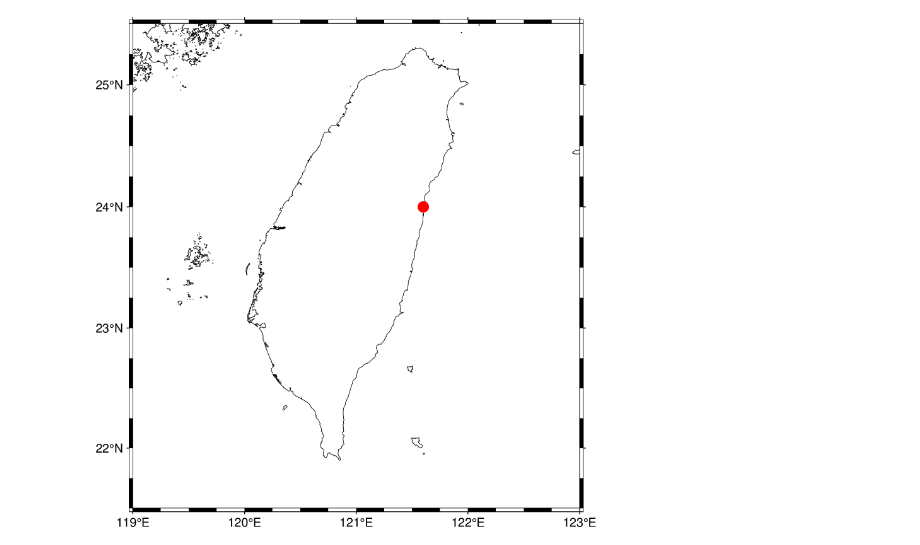
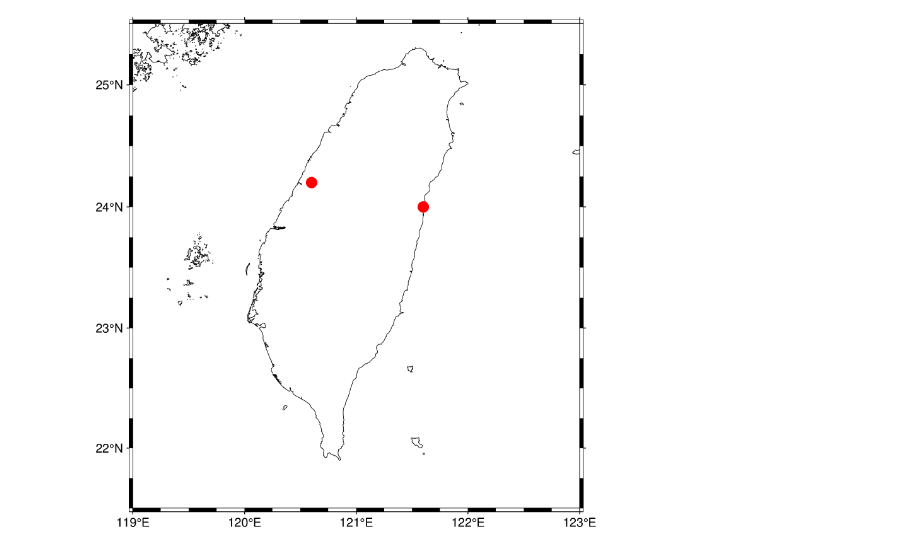
Before and after one commit to utels2425-beep/geophysics-class-2025, a Jupyter notebook: notebooks/plot_coast.ipynb, the cells around one changed output. Drawn from its saved outputs; the diff is of its cells as text; code cells hidden in the pictures.

```diff
--- a/notebooks/plot_coast.ipynb
+++ b/notebooks/plot_coast.ipynb
@@ -1,8 +1,9 @@
 # %%
 import pygmt
 fig = pygmt.Figure()
 fig.coast(region=[119, 123, 21.5, 25.5], projection="M12c", shorelines=True, frame=True)
 fig.plot(x=[121.6], y=[24.0], style="c0.3c", color="red")
+fig.plot(x=[120.6], y=[24.2], style="c0.3c", color="red")
 fig.show()
 # %% [output]
-[figure, old version]
+[figure, new version]
```
